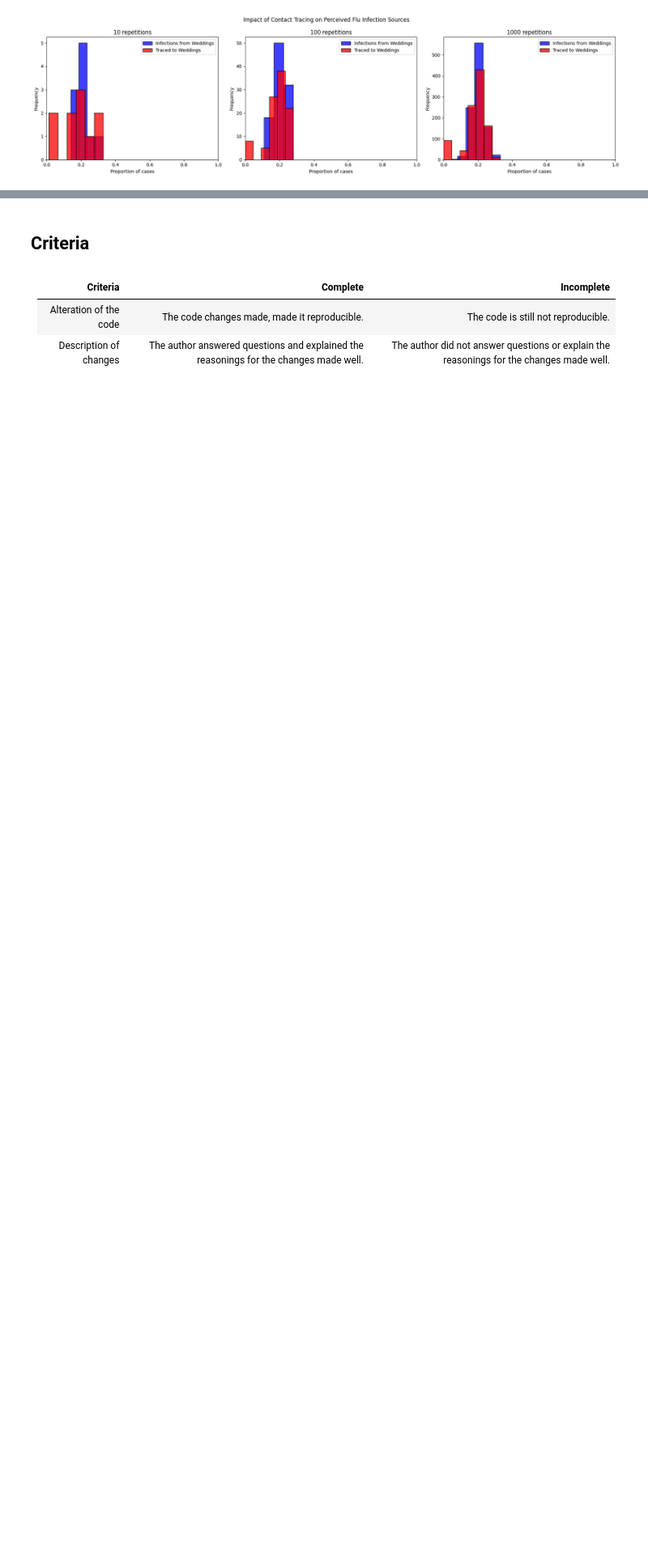
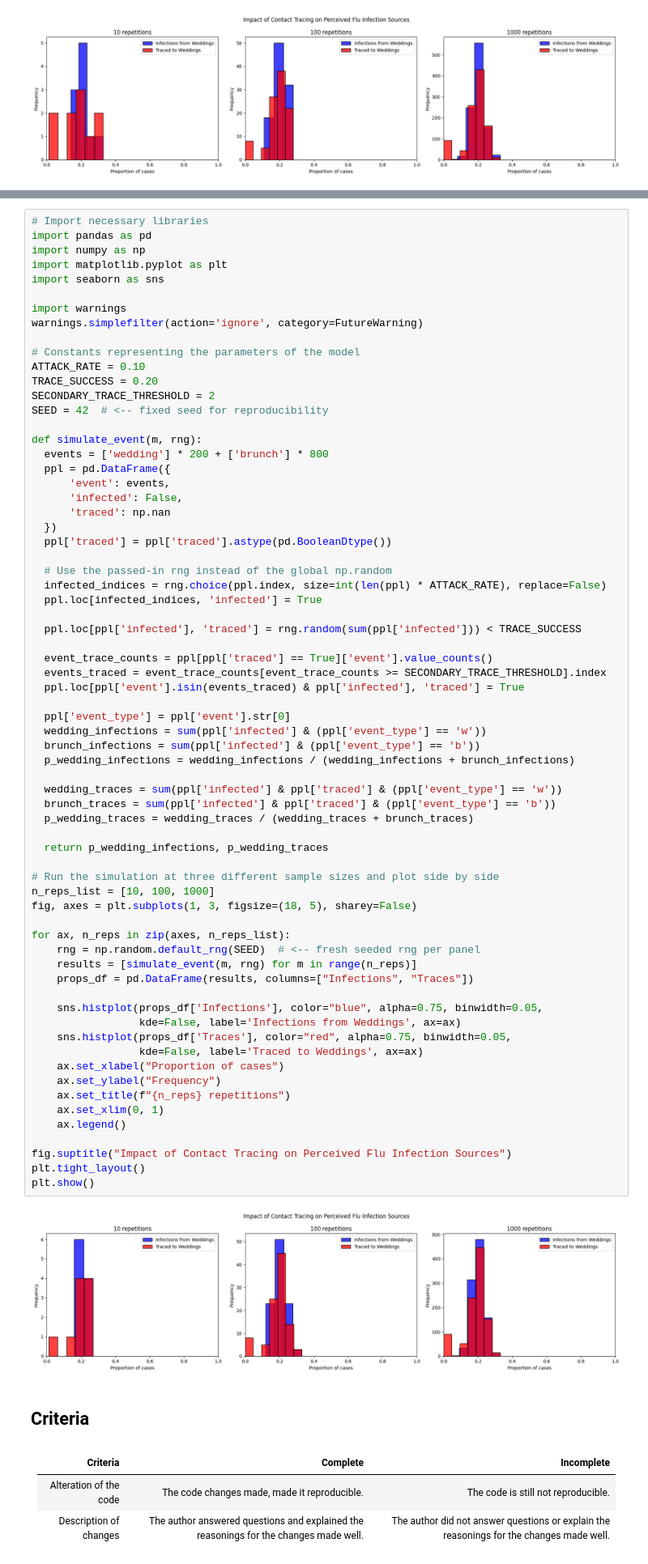
Before and after one commit to vivianschu/sampling, a Jupyter notebook: 02_activities/assignments/a1_sampling_and_reproducibility.ipynb, the cells around one changed output, grey strips where cells are left out. Shown at 81% size. Drawn from its saved outputs; the diff is of its cells as text; blank space fills up the shorter version.

```diff
--- a/02_activities/assignments/a1_sampling_and_reproducibility.ipynb
+++ b/02_activities/assignments/a1_sampling_and_reproducibility.ipynb
@@ -199,3 +205,73 @@ plt.show()
+# %%
+# Import necessary libraries
+import pandas as pd
+import numpy as np
+import matplotlib.pyplot as plt
+import seaborn as sns
+
+import warnings
+warnings.simplefilter(action='ignore', category=FutureWarning)
+
+# Constants representing the parameters of the model
+ATTACK_RATE = 0.10
+TRACE_SUCCESS = 0.20
+SECONDARY_TRACE_THRESHOLD = 2
+SEED = 42  # <-- fixed seed for reproducibility
+
+def simulate_event(m, rng):
+  events = ['wedding'] * 200 + ['brunch'] * 800
+  ppl = pd.DataFrame({
+      'event': events,
+      'infected': False,
+      'traced': np.nan
+  })
+  ppl['traced'] = ppl['traced'].astype(pd.BooleanDtype())
+
+  # Use the passed-in rng instead of the global np.random
+  infected_indices = rng.choice(ppl.index, size=int(len(ppl) * ATTACK_RATE), replace=False)
+  ppl.loc[infected_indices, 'infected'] = True
+
+  ppl.loc[ppl['infected'], 'traced'] = rng.random(sum(ppl['infected'])) < TRACE_SUCCESS
+
+  event_trace_counts = ppl[ppl['traced'] == True]['event'].value_counts()
+  events_traced = event_trace_counts[event_trace_counts >= SECONDARY_TRACE_THRESHOLD].index
+  ppl.loc[ppl['event'].isin(events_traced) & ppl['infected'], 'traced'] = True
+
+  ppl['event_type'] = ppl['event'].str[0]
+  wedding_infections = sum(ppl['infected'] & (ppl['event_type'] == 'w'))
+  brunch_infections = sum(ppl['infected'] & (ppl['event_type'] == 'b'))
+  p_wedding_infections = wedding_infections / (wedding_infections + brunch_infections)
+
+  wedding_traces = sum(ppl['infected'] & ppl['traced'] & (ppl['event_type'] == 'w'))
+  brunch_traces = sum(ppl['infected'] & ppl['traced'] & (ppl['event_type'] == 'b'))
+  p_wedding_traces = wedding_traces / (wedding_traces + brunch_traces)
+
+  return p_wedding_infections, p_wedding_traces
+
+# Run the simulation at three different sample sizes and plot side by side
+n_reps_list = [10, 100, 1000]
+fig, axes = plt.subplots(1, 3, figsize=(18, 5), sharey=False)
+
+for ax, n_reps in zip(axes, n_reps_list):
+    rng = np.random.default_rng(SEED)  # <-- fresh seeded rng per panel
+    results = [simulate_event(m, rng) for m in range(n_reps)]
+    props_df = pd.DataFrame(results, columns=["Infections", "Traces"])
+
+    sns.histplot(props_df['Infections'], color="blue", alpha=0.75, binwidth=0.05,
+                 kde=False, label='Infections from Weddings', ax=ax)
+    sns.histplot(props_df['Traces'], color="red", alpha=0.75, binwidth=0.05,
+                 kde=False, label='Traced to Weddings', ax=ax)
+    ax.set_xlabel("Proportion of cases")
+    ax.set_ylabel("Frequency")
+    ax.set_title(f"{n_reps} repetitions")
+    ax.set_xlim(0, 1)
+    ax.legend()
+
+fig.suptitle("Impact of Contact Tracing on Perceived Flu Infection Sources")
+plt.tight_layout()
+plt.show()
+# %% [output]
+[figure, added]
 # %% [markdown]
 ## Criteria
 # %% [markdown]
```
Also changed, not shown: parts of 3 cells of this notebook.
